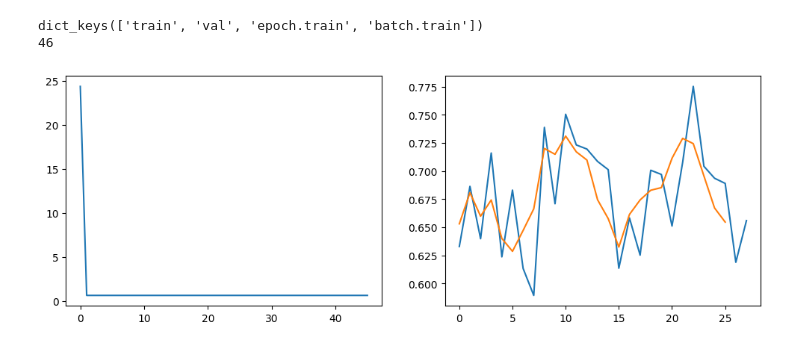
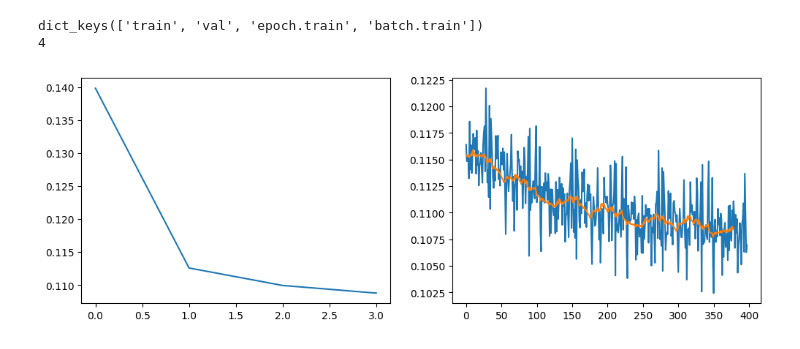
Before and after one commit to Minecraftian14/rs-fatigue-aware-dual-system-recommender-system, a Jupyter notebook: sandbox/kuairec_system_1_training.ipynb, the cells around one changed output. Cells and saved outputs as stored; diff of their text form; code cells hidden in the pictures.

```diff
--- a/sandbox/kuairec_system_1_training.ipynb
+++ b/sandbox/kuairec_system_1_training.ipynb
@@ -636,0 +401,11 @@ def collate_fn(list_of_stuff):
+# %%
+try:
+    model.prepare_for_id_based_embeds_training()
+    id_trainer.train()
+
+    _, axs = plt.subplots(1, 2, figsize=(12, 4))
+    axs[0].plot(id_trainer.loss['train'])
+    axs[1].plot(id_trainer.loss['batch.train'])
+    axs[1].plot(running_average(id_trainer.loss['batch.train'], 20))
+except:
+    traceback.print_exc()
@@ -639,22 +534,23 @@ loss = None
 # %%
 try:
     trainer = Trainer(
-        model=recommender,
-        # train_dataloader=DataLoader(umd_v2, batch_size=16, collate_fn=collate_fn),
-        train_dataloader=DataLoader(umd_v2, batch_size=16, collate_fn=create_sequence_collator(
-            (False, False, True, True, True)
-        )),
-        # train_dataloader=DataLoader(umd_v2, batch_size=16, collate_fn=sequence_collate),
-        epochs=5,
-        criterion=bce_loss,
-        # criterion=mse_loss,
-        # optimizer=lambda x: torch.optim.Adam(x, lr=0.001),
-        optimizer=lambda x: torch.optim.SGD(x, lr=0.003),
+        model=model,
+        train_dataloader=DataLoader(ds_train_v2, batch_size=8192),
+        # train_dataloader=DataLoader(ds_train, batch_size=8192),
+        # val_dataloader=DataLoader(ds_test, batch_size=1024),
+        # criterion=loss_fn_cls,
+        # criterion=loss_fn_cls_mse,
+        criterion=loss_fn_mse_only,
+        optimizer=lambda x: torch.optim.Adam(x, lr=0.0003),
+        regularization=id_embed_regularizer,
+        epochs=10,
+        # dataset_fraction=10,
         record_per_epoch_training_loss=True,
         record_per_batch_training_loss=True,
         loss=loss,
     )
     loss = trainer.loss
+
 except:
     traceback.print_exc()
 # %%
@@ -742,0 +563,7 @@ alpha.0.bias: None
+# %%
+try:
+    # trainer.regularization = id_embed_regularizer
+    trainer.learning_rate(0.0001)
+    trainer.epochs = 1
+except:
+    traceback.print_exc()
@@ -743,21 +602,21 @@ alpha.0.bias: None
 # %%
 try:
-    def running_average(arr, window=3):
+    def running_average(arr, window=20):
         return np.convolve(arr, np.ones(window), 'valid') / window
 
 
     print(trainer.loss.keys())
     print(len(trainer.loss['epoch.train']))
     _, axs = plt.subplots(1, 2, figsize=(12, 4))
     axs[0].plot(trainer.loss['train'])
     axs[1].plot(trainer.loss['batch.train'])
     axs[1].plot(running_average(trainer.loss['batch.train']))
 except:
     traceback.print_exc()
 # %% [output]
 dict_keys(['train', 'val', 'epoch.train', 'batch.train'])
-46
+4
-[figure, old version]
+[figure, new version]
 # %%
 try:
     print(len(trainer.loss['batch.train']))
```
Also changed, not shown: parts of 79 cells of this notebook, 24 other files.
